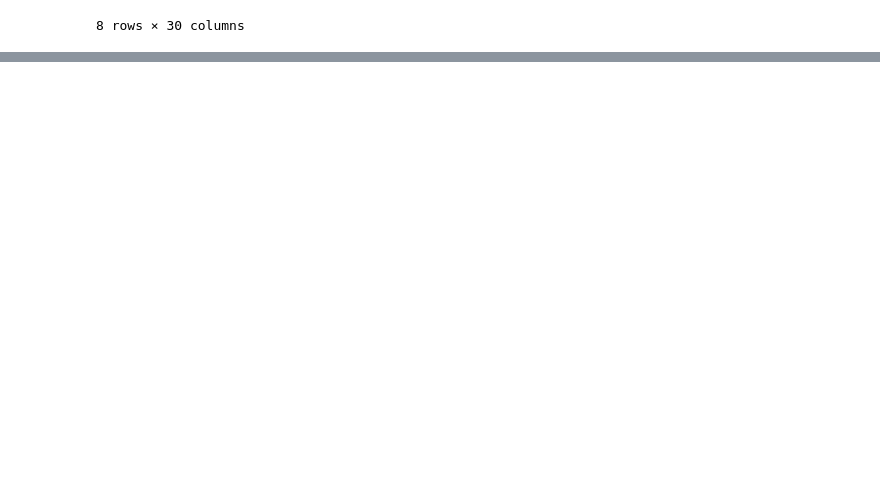
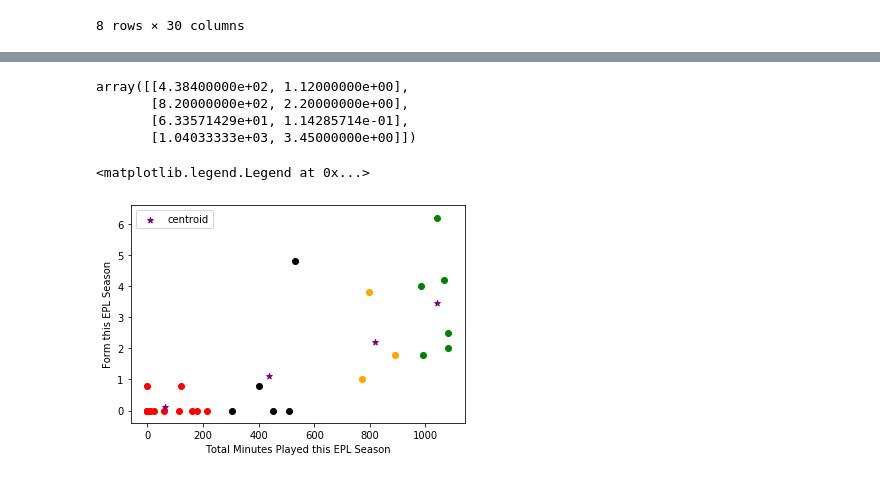
Before and after one commit to saikamat/ManUtd_Nov2019_Analytics, a Jupyter notebook: man_utd_player_next_match_performance.ipynb, the cells around one changed output, grey strips where cells are left out. Saved outputs shown, nothing was run; the diff lists cells and outputs as text; code cells hidden in the pictures; blank space fills up the shorter version.

Commit message:
kmeans clustering as per form and appearances

```diff
--- a/man_utd_player_next_match_performance.ipynb
+++ b/man_utd_player_next_match_performance.ipynb
@@ -38,0 +56,4 @@ data.describe()
+# %%
+km = KMeans(n_clusters=4)
+y_predicted = km.fit_predict(data[['Total Minutes Played this EPL Season','Form this EPL Season']])
+y_predicted
@@ -38,0 +63,3 @@ data.describe()
+# %%
+data['cluster']=y_predicted
+data.head()
@@ -38,0 +74,26 @@ data.describe()
+# %%
+km.cluster_centers_
+# %% [output]
+array([[4.38400000e+02, 1.12000000e+00],
+       [8.20000000e+02, 2.20000000e+00],
+       [6.33571429e+01, 1.14285714e-01],
+       [1.04033333e+03, 3.45000000e+00]])
+# %%
+xlabel = 'Total Minutes Played this EPL Season'
+ylabel = 'Form this EPL Season'
+
+df1 = data[data.cluster==0]
+df2 = data[data.cluster==1]
+df3 = data[data.cluster==2]
+df4 = data[data.cluster==3]
+plt.scatter(df1[xlabel],df1[ylabel],color='black')
+plt.scatter(df2[xlabel],df2[ylabel],color='orange')
+plt.scatter(df3[xlabel],df3[ylabel],color='red')
+plt.scatter(df4[xlabel],df4[ylabel],color='green')
+plt.scatter(km.cluster_centers_[:,0],km.cluster_centers_[:,1],color='purple',marker='*',label='centroid')
+plt.xlabel(xlabel)
+plt.ylabel(ylabel)
+plt.legend()
+# %% [output]
+<matplotlib.legend.Legend at 0x...>
+[figure, added]
```
Also changed, not shown: parts of 5 cells of this notebook.
